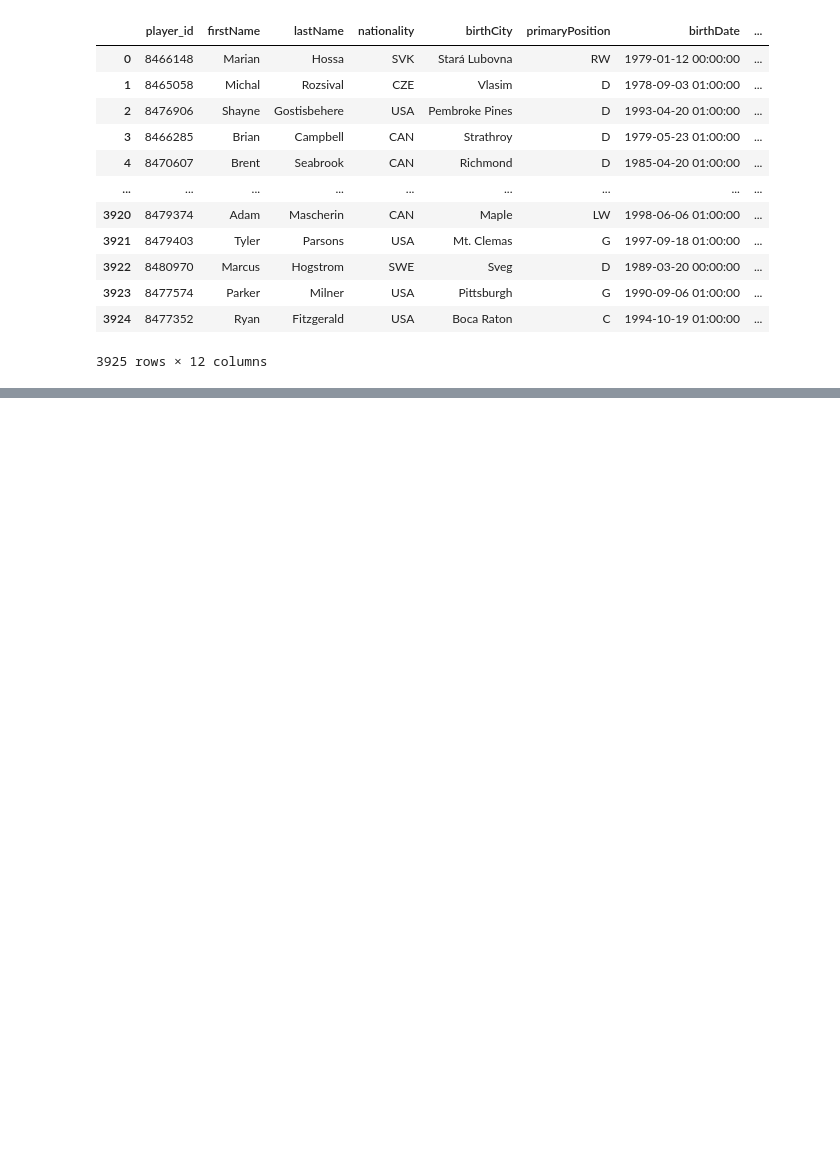
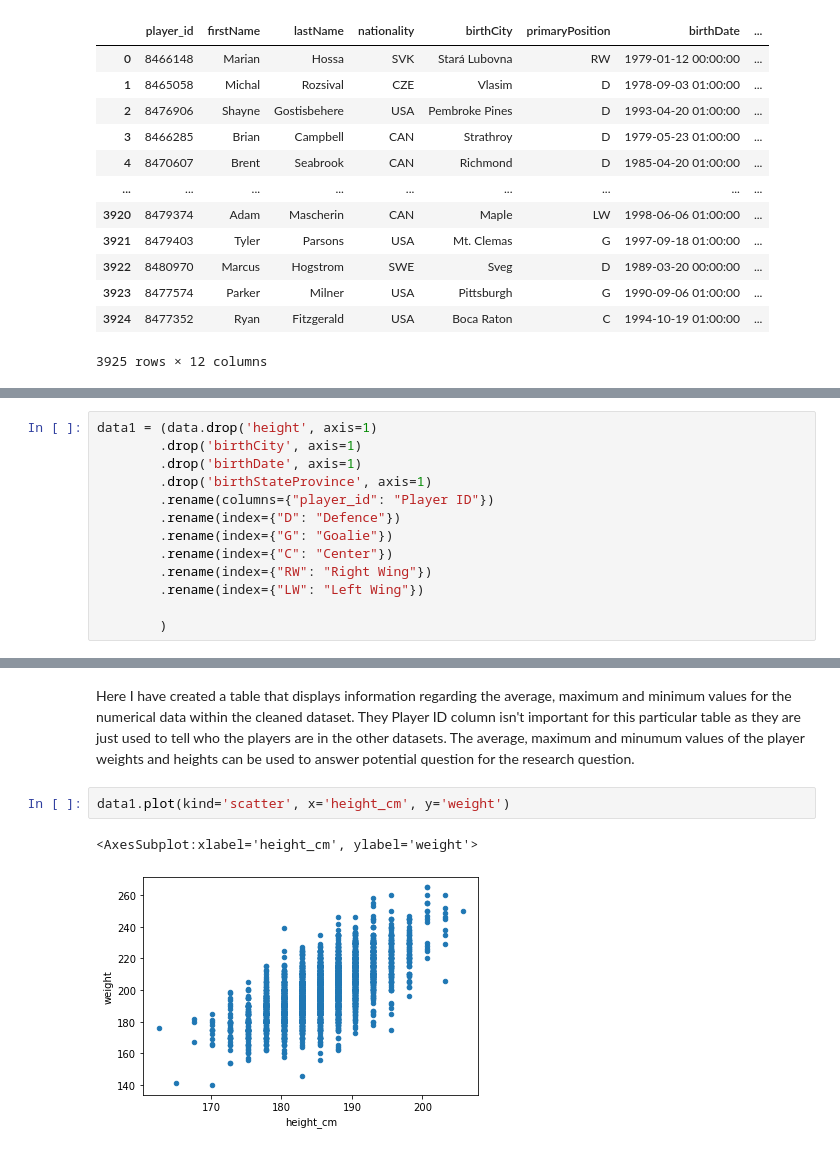
Before and after one commit to data301-2021-winter1/project-group31-project, a Jupyter notebook: DataAnalysis.ipynb, the cells around one changed output, grey strips where cells are left out. Drawn from its saved outputs; the diff is of its cells as text; blank space fills up the shorter version.

```diff
--- a/DataAnalysis.ipynb
+++ b/DataAnalysis.ipynb
@@ -26,0 +31,13 @@ data
+# %%
+data1 = (data.drop('height', axis=1)
+        .drop('birthCity', axis=1)
+        .drop('birthDate', axis=1)
+        .drop('birthStateProvince', axis=1)
+        .rename(columns={"player_id": "Player ID"})
+        .rename(index={"D": "Defence"})
+        .rename(index={"G": "Goalie"})
+        .rename(index={"C": "Center"})
+        .rename(index={"RW": "Right Wing"})
+        .rename(index={"LW": "Left Wing"})
+
+        )
@@ -26,0 +80,7 @@ data
+# %% [markdown]
+Here I have created a table that displays information regarding the average, maximum and minimum values for the numerical data within the cleaned dataset. They Player ID column isn't important for this particular table as they are just used to tell who the players are in the other datasets. The average, maximum and minumum values of the player weights and heights can be used to answer potential question for the research question.
+# %%
+data1.plot(kind='scatter', x='height_cm', y='weight')
+# %% [output]
+<AxesSubplot:xlabel='height_cm', ylabel='weight'>
+[figure, added]
```
Also changed, not shown: parts of 14 cells of this notebook, 1 other file.
